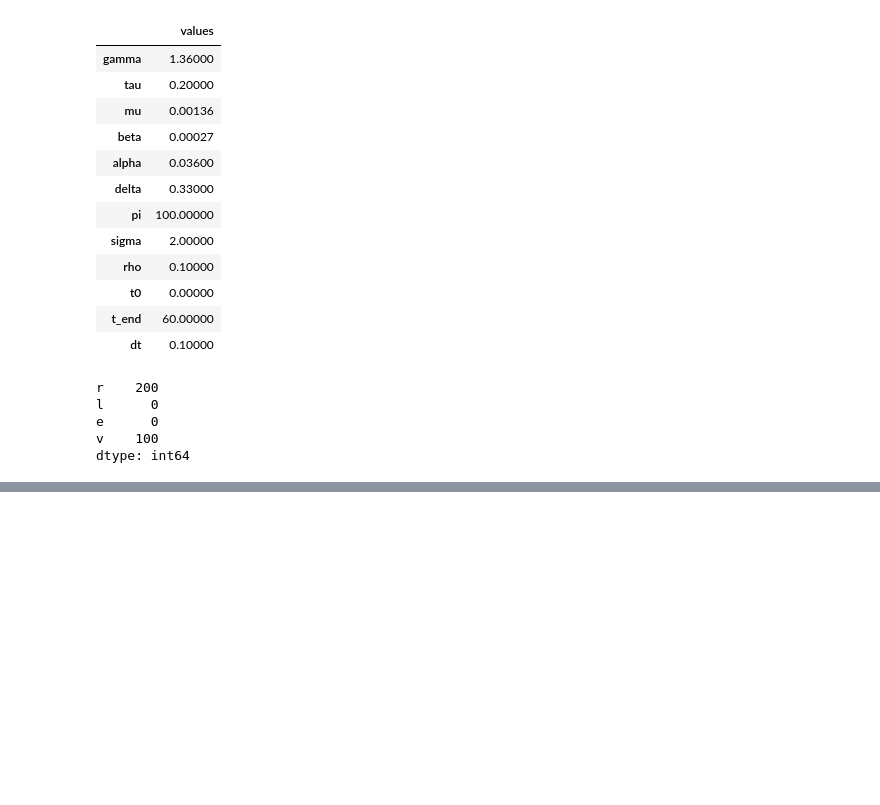
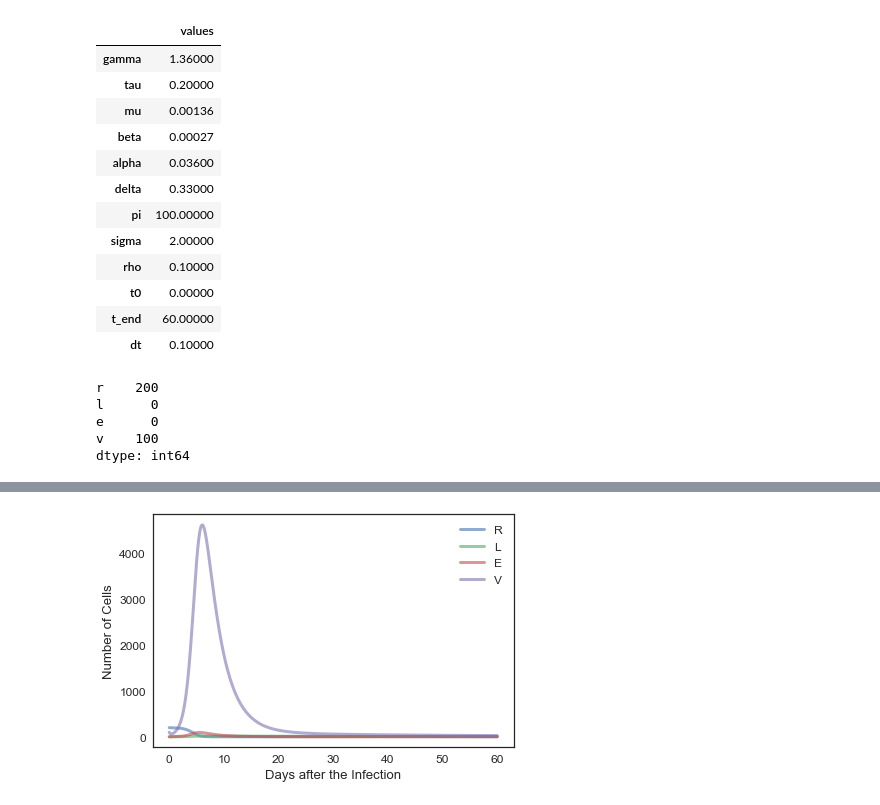
Before and after one commit to ThomasJagielski/ModSimPy, a Jupyter notebook: code/hiv_model_Thomas_Jagielski.ipynb, the cells around one changed output, grey strips where cells are left out. Saved outputs shown, nothing was run; the diff lists cells and outputs as text; code cells hidden in the pictures; blank space fills up the shorter version.

```diff
--- a/code/hiv_model_Thomas_Jagielski.ipynb
+++ b/code/hiv_model_Thomas_Jagielski.ipynb
@@ -127,0 +129,9 @@ plot(results.e)
+# %%
+plot(results.r, label='R')
+plot(results.l, label='L')
+plot(results.e, label='E')
+plot(results.v, label='V')
+decorate(xlabel='Days after the Infection',
+         ylabel='Number of Cells')
+# %% [output]
+[figure, added]
```
Also changed, not shown: parts of 4 cells of this notebook.
